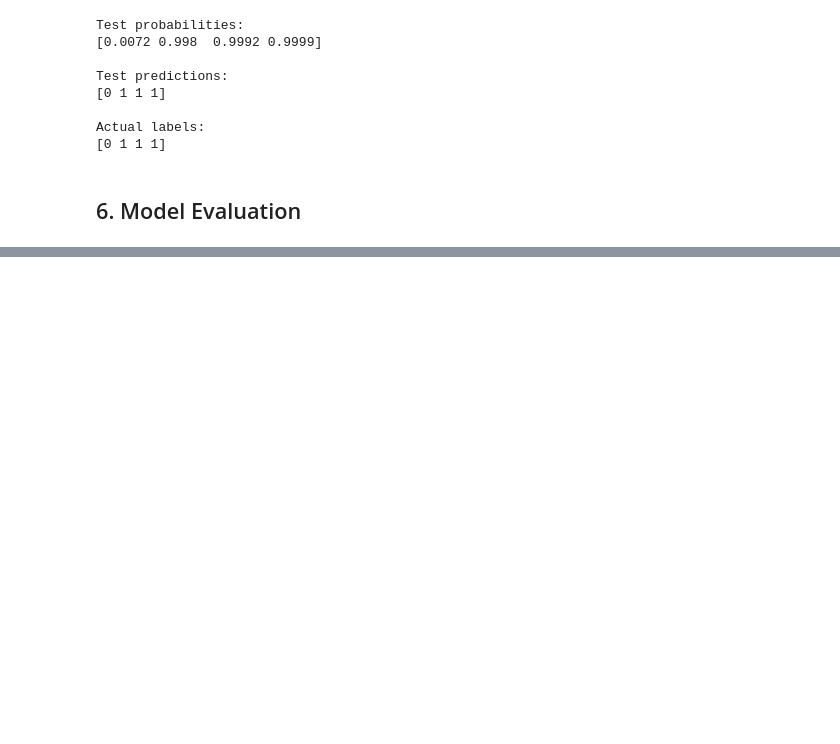
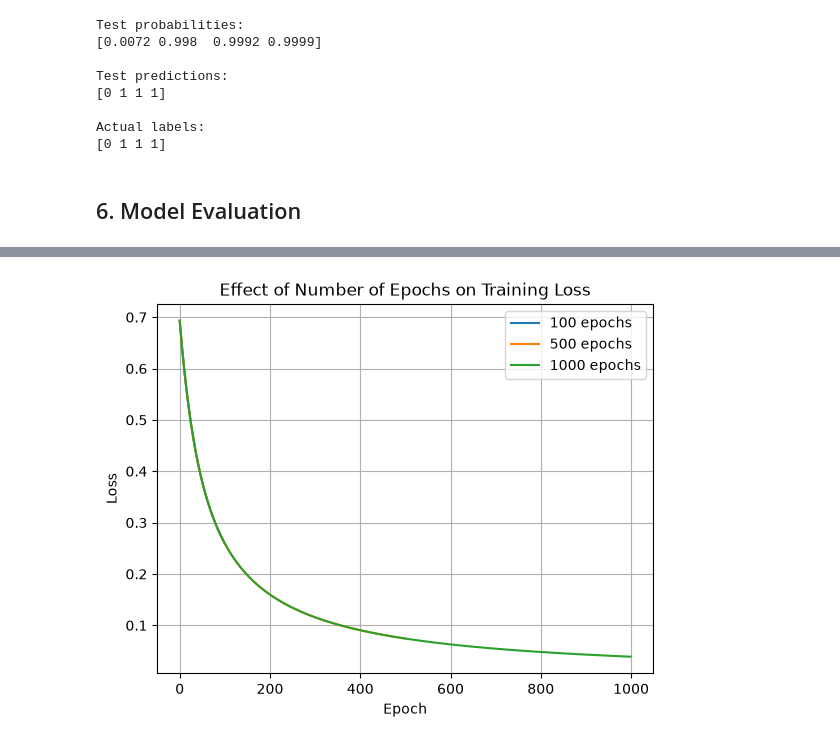
Before and after one commit to jawwadmalik0704/churnlab, a Jupyter notebook: notebooks/experiments.ipynb, the cells around one changed output, grey strips where cells are left out. Saved outputs shown, nothing was run; the diff lists cells and outputs as text; code cells hidden in the pictures; blank space fills up the shorter version.

```diff
--- a/notebooks/experiments.ipynb
+++ b/notebooks/experiments.ipynb
@@ -1288,0 +1640,22 @@ Epoch 1000: Loss = 0.0040765076612647114
+# %%
+for epochs in epochs_list:
+
+    model = LogisticRegression(
+        learning_rate=0.01,
+        epochs=epochs
+    )
+
+    model.fit(X_train_scaled, y_train)
+
+    plt.plot(
+        model.loss_history,
+        label=f"{epochs} epochs"
+    )
+
+plt.xlabel("Epoch")
+plt.ylabel("Loss")
+plt.title("Effect of Number of Epochs on Training Loss")
+plt.legend()
+plt.grid(True)
+plt.show()
+# %% [output]
@@ -1288,0 +1679 @@ Epoch 1000: Loss = 0.0040765076612647114
+[figure, added]
```
Also changed, not shown: parts of 24 cells of this notebook, 3 other files.
